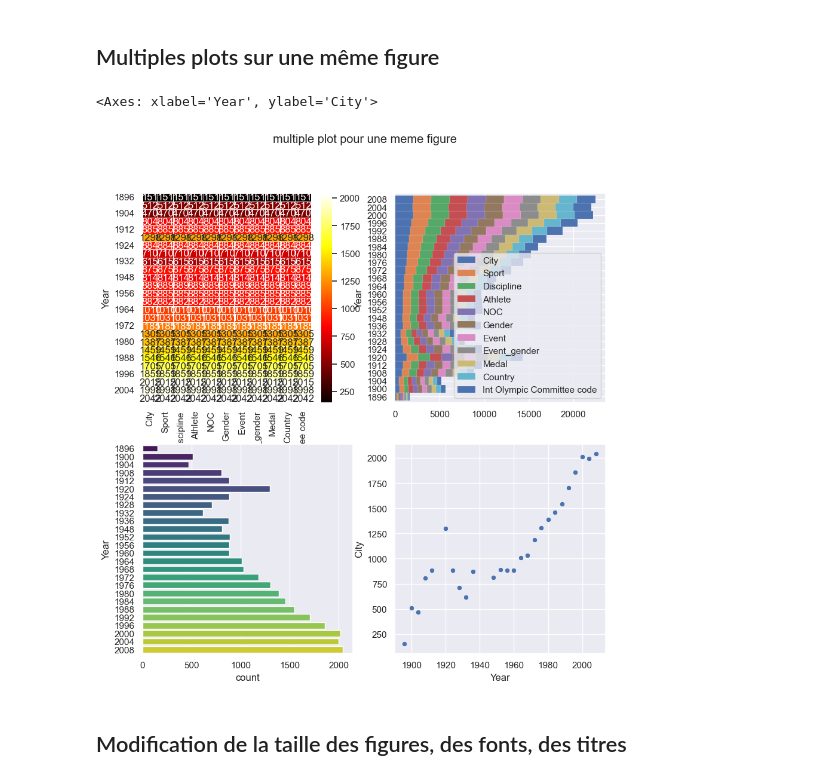
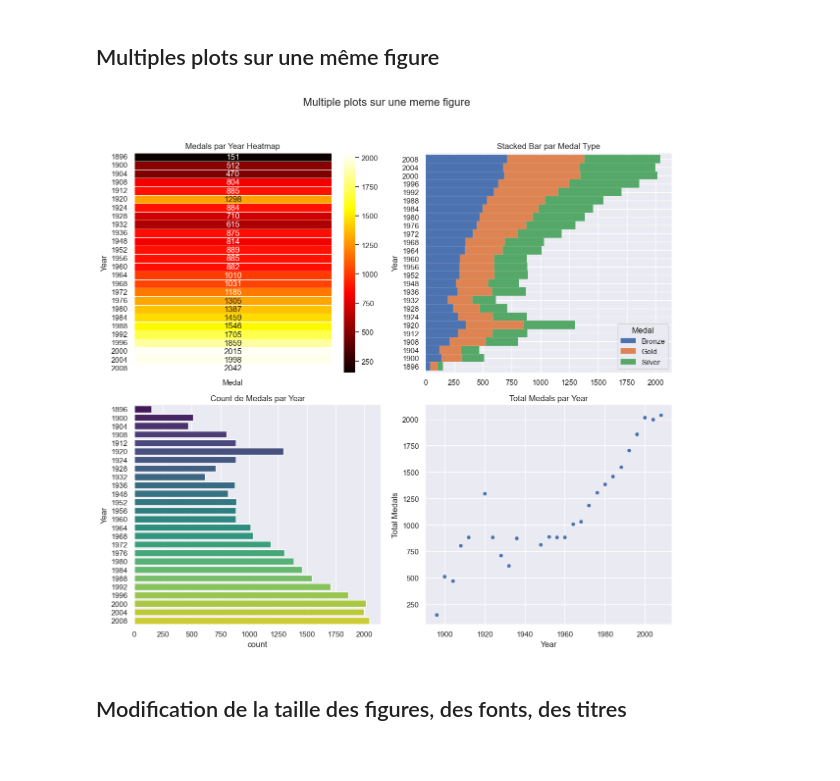
Before and after one commit to sana582/Data-analyses, a Jupyter notebook: TP4-seaborn-riahi-sana.ipynb, the cells around one changed output. Cells and saved outputs as stored; diff of their text form; code cells hidden in the pictures.

```diff
--- a/TP4-seaborn-riahi-sana.ipynb
+++ b/TP4-seaborn-riahi-sana.ipynb
@@ -132,13 +136,3 @@ Index(['City', 'Year', 'Sport', 'Discipline', 'Athlete', 'NOC', 'Gender',
 # %%
-seaborn.set()
-g = seaborn.relplot(
-    x="Event",
-    y="City",
-    hue="City",
-    size="Medal",
-    sizes=(40, 400),
-    alpha=.5,
-    palette="Spectral",
-    height=6,
-    data=data)
-g.set_axis_labels("Event", "City");
+medal_size = {"Gold": 3, "Silver": 2, "Bronze": 1}
+data['Medal_size'] = data['Medal'].map(medal_size)
@@ -147,19 +159,34 @@ g.set_axis_labels("Event", "City");
 # %% [markdown]
 ## Multiples plots sur une même figure
 # %%
-fig = matplotlib.pyplot.figure(figsize=(10,10))
-fig.suptitle("multiple plot pour une meme figure ")
+p = data.groupby('Year')['Medal'].count().to_frame()  # Medals per year
+p_pivot = data.pivot_table(index='Year', columns='Medal', aggfunc='size', fill_value=0)
+
+fig = plt.figure(figsize=(12, 12))
+fig.suptitle("Multiple plots sur une meme figure", fontsize=16)
+
 ax1 = fig.add_subplot(221)
+sns.heatmap(p, annot=True, fmt="d", cmap='hot', linewidths=0.5, ax=ax1)
+ax1.set_title("Medals par Year Heatmap")
+
 ax2 = fig.add_subplot(222)
+p_pivot.plot(kind='barh', stacked=True, width=1, lw=0.1, ax=ax2)
+ax2.set_title("Stacked Bar par Medal Type")
+
 ax3 = fig.add_subplot(223)
+sns.countplot(y="Year", data=data, palette="viridis", ax=ax3)
+ax3.set_title("Count de Medals par Year")
+
 ax4 = fig.add_subplot(224)
-seaborn.heatmap(p, annot=True, fmt="d", cmap= 'hot', linewidths=.5, ax=ax1)
-p.plot(kind='barh', stacked=True, width=1, lw=0.1, ax=ax2)
-seaborn.countplot(y = "Year", data=data,  palette="viridis",ax=ax3)
-seaborn.scatterplot(x= p.index,y = p['City'], ax= ax4)
+sns.scatterplot(x=p.index, y=p['Medal'], ax=ax4)
+ax4.set_title("Total Medals par Year")
+ax4.set_ylabel("Total Medals")
+ax4.set_xlabel("Year")
+
+plt.tight_layout(rect=[0, 0.03, 1, 0.95])
+plt.show()
 # %% [output]
-<Axes: xlabel='Year', ylabel='City'>
-[figure, old version]
+[figure, new version]
 # %% [markdown]
 ## Modification de la taille des figures, des fonts, des titres
 # %%
```
Also changed, not shown: parts of 16 cells of this notebook, 4 other files.
